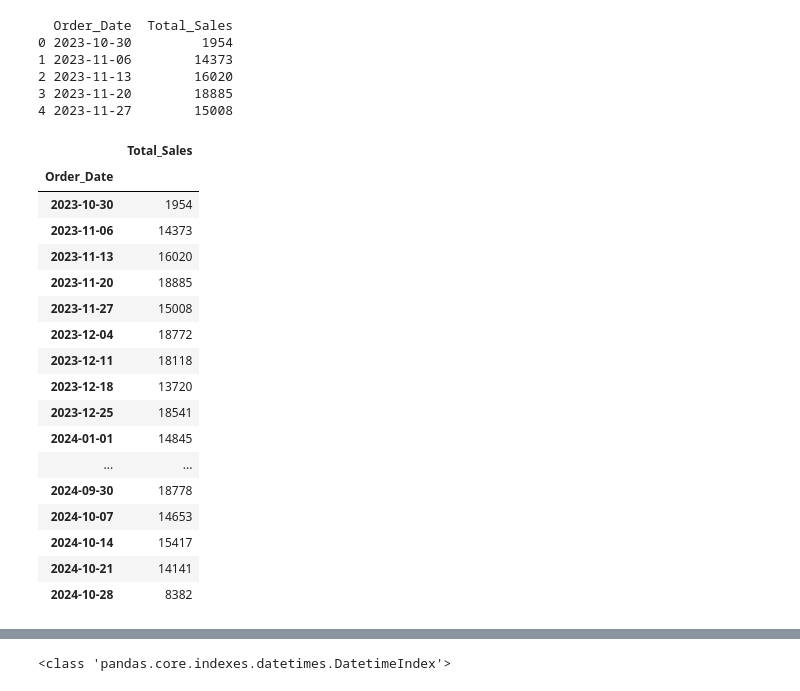
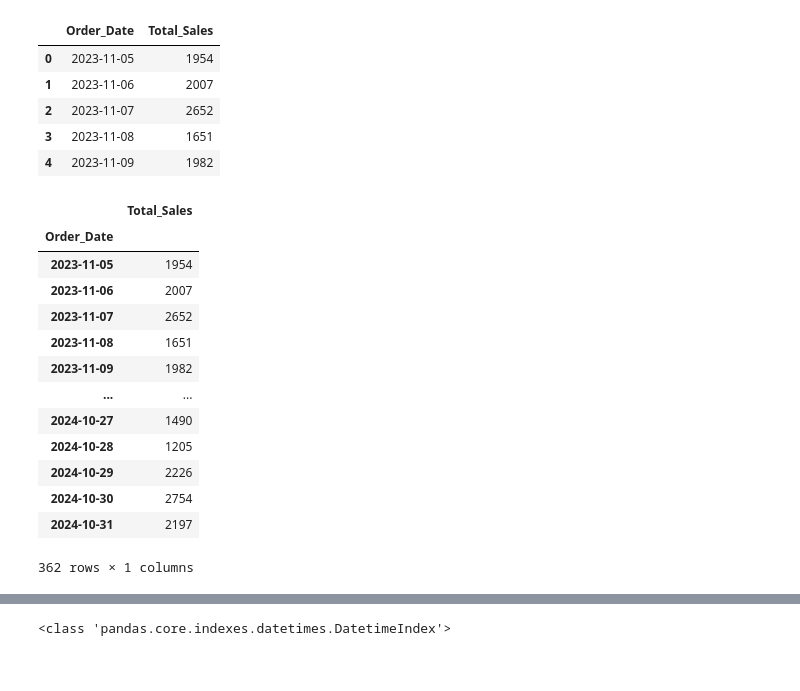
Before and after one commit to abdonrb/proyecto-ml, a Jupyter notebook: ML/models/trained/Time_series_arima.ipynb, the cells around one changed output, grey strips where cells are left out. Saved outputs shown, nothing was run; the diff lists cells and outputs as text; code cells hidden in the pictures.

```diff
--- a/ML/models/trained/Time_series_arima.ipynb
+++ b/ML/models/trained/Time_series_arima.ipynb
@@ -36,41 +36,34 @@ df.drop(df[(df['Order_Date'].dt.month == 11) & (df['Order_Date'].dt.year == 2024
 # Asegurar que las fechas sean de tipo datetime
 df['Order_Date'] = pd.to_datetime(df['Order_Date'])
 
-# Agrupar por mes y sumar las ventas
-df_weekly = df.groupby(df['Order_Date'].dt.to_period('W'))['Total_Sales'].sum().reset_index()
+df_daily = df.groupby(df['Order_Date'].dt.to_period('D'))['Total_Sales'].sum().reset_index()
 
-# Convertir 'Order_Date' de Period a Timestamp
-df_weekly['Order_Date'] = df_weekly['Order_Date'].dt.to_timestamp()
+df_daily['Order_Date'] = df_daily['Order_Date'].dt.to_timestamp()
 
-# Verificar los datos después de la agrupación
-print(df_weekly.head())
+df_daily.head()
 # %% [output]
-  Order_Date  Total_Sales
-0 2023-10-30         1954
-1 2023-11-06        14373
-2 2023-11-13        16020
-3 2023-11-20        18885
-4 2023-11-27        15008
+|  | Order_Date | Total_Sales |
+| 0 | 2023-11-05 | 1954 |
+| 1 | 2023-11-06 | 2007 |
+| 2 | 2023-11-07 | 2652 |
+| 3 | 2023-11-08 | 1651 |
+| 4 | 2023-11-09 | 1982 |
 # %%
-df_weekly.set_index('Order_Date',inplace=True)
+df_daily.set_index('Order_Date',inplace=True)
 # %%
-df_weekly.sort_values(by='Order_Date')
+df_daily.sort_values(by='Order_Date')
 # %% [output]
 |  | Total_Sales |
 | Order_Date |  |
-| 2023-10-30 | 1954 |
-| 2023-11-06 | 14373 |
-| 2023-11-13 | 16020 |
-| 2023-11-20 | 18885 |
-| 2023-11-27 | 15008 |
-| 2023-12-04 | 18772 |
-| 2023-12-11 | 18118 |
-| 2023-12-18 | 13720 |
-| 2023-12-25 | 18541 |
-| 2024-01-01 | 14845 |
+| 2023-11-05 | 1954 |
+| 2023-11-06 | 2007 |
+| 2023-11-07 | 2652 |
+| 2023-11-08 | 1651 |
+| 2023-11-09 | 1982 |
 | ... | ... |
-| 2024-09-30 | 18778 |
-| 2024-10-07 | 14653 |
-| 2024-10-14 | 15417 |
-| 2024-10-21 | 14141 |
-| 2024-10-28 | 8382 |
+| 2024-10-27 | 1490 |
+| 2024-10-28 | 1205 |
+| 2024-10-29 | 2226 |
+| 2024-10-30 | 2754 |
+| 2024-10-31 | 2197 |
+362 rows × 1 columns
```
Also changed, not shown: parts of 27 cells of this notebook.
